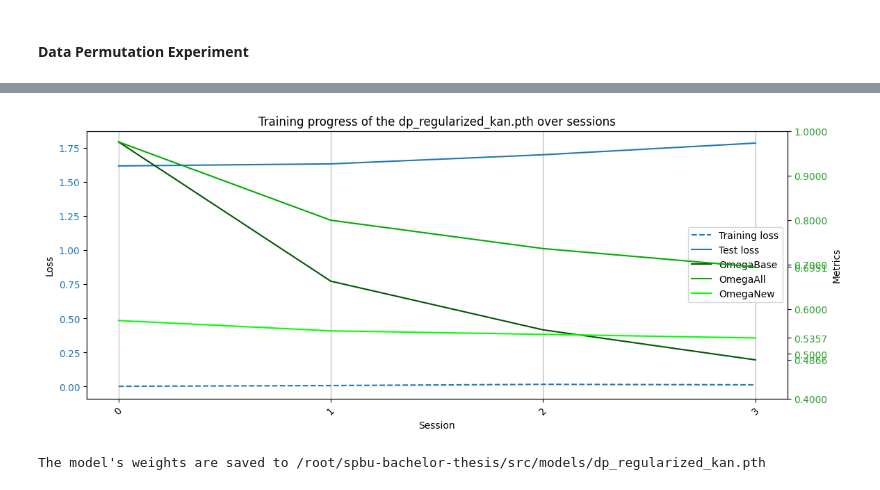
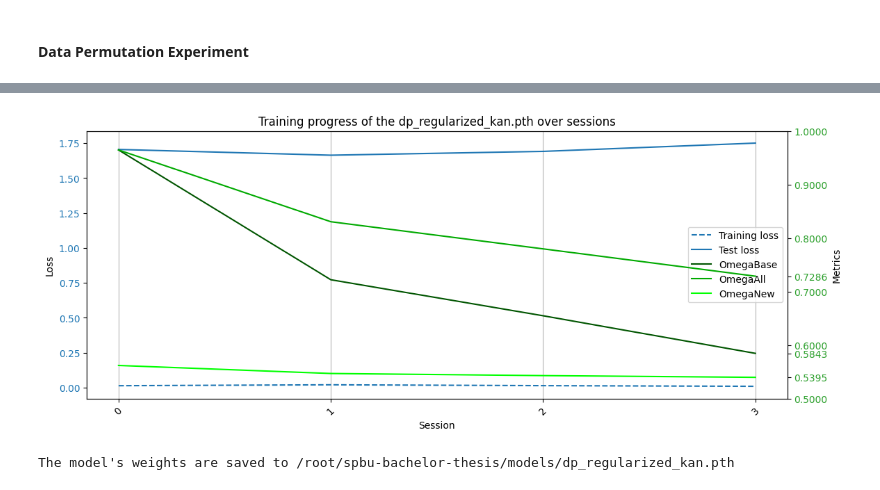
Before and after one commit to trxxxxkov/spbu-bachelor-thesis, a Jupyter notebook: notebooks/03_continual_learning.ipynb, the cells around one changed output, grey strips where cells are left out. Cells and saved outputs as stored; diff of their text form; code cells hidden in the pictures.

```diff
--- a/notebooks/03_continual_learning.ipynb
+++ b/notebooks/03_continual_learning.ipynb
@@ -36,11 +39,11 @@ learning_rate = 8e-4
 batch_size = 256
 criterion = nn.CrossEntropyLoss()
 num_epochs = 100
-early_stopping = 10
+early_stopping = 5
 # Number of class labels in the first study session in CIL
 base_size = 100
 # Number of class labels in the study sessions starting from the second in CIL
-session_size = 1
+session_size = 10
 # Number of study sessions to perform with different feature vectors permutations
 # in a data permutation experiment
 num_sessions = 4
@@ -155,21 +218,22 @@ The model's weights are saved to /root/spbu-bachelor-thesis/src/models/dp_kan.pt
 # %%
-model = BaselineKAN()
-optimizer = torch.optim.NAdam(model.parameters(), lr=learning_rate)
+regularized_kan = BaselineKAN()
+optimizer = torch.optim.NAdam(regularized_kan.parameters(), lr=learning_rate)
 regularized_criterion = EWCLoss(
-    criterion, model, device=device, lambda_=1e7, decay=0.95
+    criterion, regularized_kan, device=device, lambda_=1e5, decay=0.95
 )
 train_data_permutation(
-    model=model,
+    model=regularized_kan,
     trainset=trainset,
     testset=testset,
     criterion=regularized_criterion,
     optimizer=optimizer,
     save_path="dp_regularized_kan.pth",
     num_sessions=num_sessions,
     batch_size=batch_size,
     num_epochs=num_epochs,
     early_stopping=early_stopping,
     device=device,
+)
 # %% [output]
-[figure, old version]
+[figure, new version]
-The model's weights are saved to /root/spbu-bachelor-thesis/src/models/dp_regularized_kan.pth
+The model's weights are saved to /root/spbu-bachelor-thesis/models/dp_regularized_kan.pth
```
Also changed, not shown: parts of 11 cells of this notebook, 13 other files.
